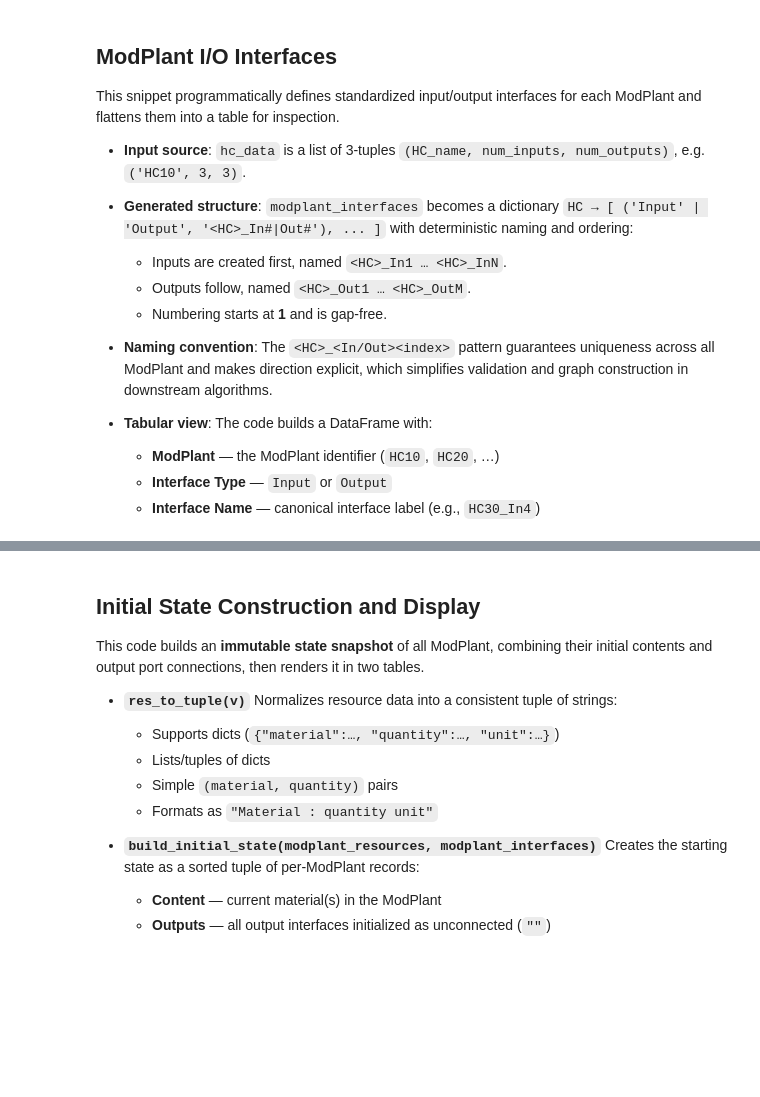
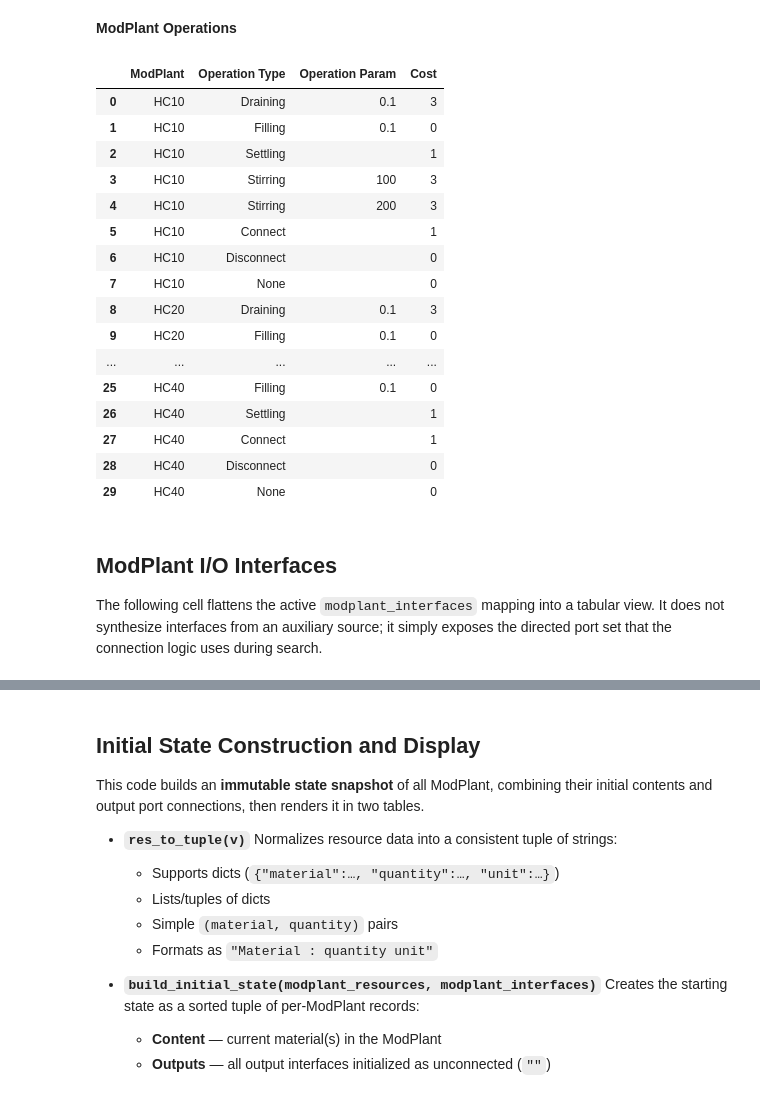
Before and after one commit to rwth-iat/MP-OPT, a Jupyter notebook: ModPlant-OPT.ipynb, the cells around one changed output, grey strips where cells are left out. Cells and saved outputs as stored; diff of their text form; code cells hidden in the pictures; blank space fills up the shorter version.

```diff
--- a/ModPlant-OPT.ipynb
+++ b/ModPlant-OPT.ipynb
@@ -280,42 +307,39 @@ except Exception:
 # %%
-# # Create DataFrame from modplant_ops
 df_ops = pd.DataFrame([
     {"ModPlant": wb, "Operation Type": op[0], "Operation Param": op[1], "Cost": op[2]}
     for wb, op_list in modplant_ops.items()
     for op in op_list
 ])
 
-# Display DataFrame
-tools.display_dataframe_to_user(name="ModPlant Operations", dataframe=df_ops)
+_ = tools.display_dataframe_to_user(name="ModPlant Operations", dataframe=df_ops)
 
-# cleanup dataframe to reduce per-seed memory
 try:
     import gc
     del df_ops
     gc.collect()
 except Exception:
     pass
+# %% [output]
+**ModPlant Operations**
+|  | ModPlant | Operation Type | Operation Param | Cost |
+| 0 | HC10 | Draining | 0.1 | 3 |
+| 1 | HC10 | Filling | 0.1 | 0 |
+| 2 | HC10 | Settling |  | 1 |
+| 3 | HC10 | Stirring | 100 | 3 |
+| 4 | HC10 | Stirring | 200 | 3 |
+| 5 | HC10 | Connect |  | 1 |
+| 6 | HC10 | Disconnect |  | 0 |
+| 7 | HC10 | None |  | 0 |
+| 8 | HC20 | Draining | 0.1 | 3 |
+| 9 | HC20 | Filling | 0.1 | 0 |
+| ... | ... | ... | ... | ... |
+| 25 | HC40 | Filling | 0.1 | 0 |
+| 26 | HC40 | Settling |  | 1 |
+| 27 | HC40 | Connect |  | 1 |
+| 28 | HC40 | Disconnect |  | 0 |
+| 29 | HC40 | None |  | 0 |
 # %% [markdown]
 ## ModPlant I/O Interfaces
 
-This snippet programmatically defines standardized input/output interfaces for each ModPlant and flattens them into a table for inspection.
-
-* **Input source**: `hc_data` is a list of 3-tuples `(HC_name, num_inputs, num_outputs)`, e.g. `('HC10', 3, 3)`.
-
-
-* **Generated structure**: `modplant_interfaces` becomes a dictionary
-  `HC → [ ('Input' | 'Output', '<HC>_In#|Out#'), ... ]`
-  with deterministic naming and ordering:
-
-  * Inputs are created first, named `<HC>_In1 … <HC>_InN`.
-  * Outputs follow, named `<HC>_Out1 … <HC>_OutM`.
-  * Numbering starts at **1** and is gap-free.
-
-* **Naming convention**: The `<HC>_<In/Out><index>` pattern guarantees uniqueness across all ModPlant and makes direction explicit, which simplifies validation and graph construction in downstream algorithms.
-
-* **Tabular view**: The code builds a DataFrame with:
-
-  * **ModPlant** — the ModPlant identifier (`HC10`, `HC20`, …)
-  * **Interface Type** — `Input` or `Output`
-  * **Interface Name** — canonical interface label (e.g., `HC30_In4`)
+The following cell flattens the active `modplant_interfaces` mapping into a tabular view. It does not synthesize interfaces from an auxiliary source; it simply exposes the directed port set that the connection logic uses during search.
 # %%
```
Also changed, not shown: parts of 81 cells of this notebook, 2 other files.
